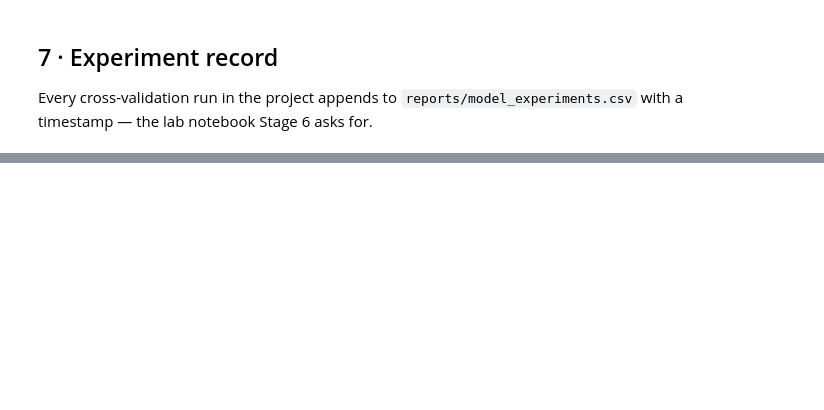
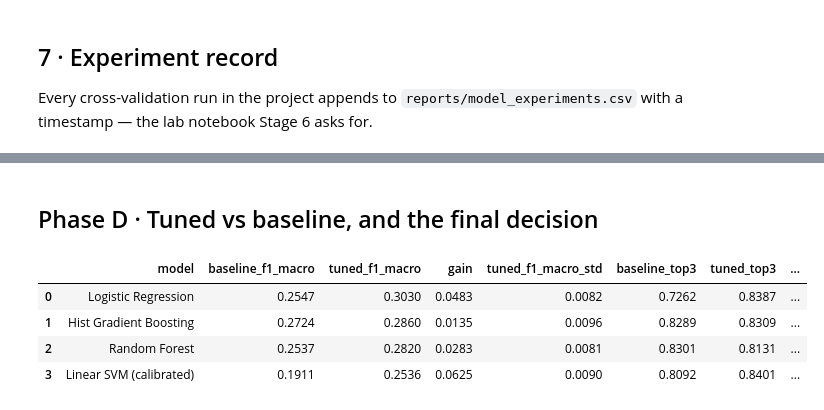
Before and after one commit to PasinduSuraweera/skillpath, a Jupyter notebook: notebooks/04_modelling_and_optimisation.ipynb, the cells around one changed output, grey strips where cells are left out. Saved outputs shown, nothing was run; the diff lists cells and outputs as text; code cells hidden in the pictures; blank space fills up the shorter version.

```diff
--- a/notebooks/04_modelling.ipynb
+++ b/notebooks/04_modelling_and_optimisation.ipynb
@@ -346,0 +532,10 @@ log[["run_at", "model", "note", "f1_macro", "top3_accuracy", "total_seconds"]].t
+# %% [markdown]
+## Phase D · Tuned vs baseline, and the final decision
+# %%
+phase_d.round(4)
+# %% [output]
+|  | model | baseline_f1_macro | tuned_f1_macro | gain | tuned_f1_macro_std | baseline_top3 | tuned_top3 | ... |
+| 0 | Logistic Regression | 0.2547 | 0.3030 | 0.0483 | 0.0082 | 0.7262 | 0.8387 | ... |
+| 1 | Hist Gradient Boosting | 0.2724 | 0.2860 | 0.0135 | 0.0096 | 0.8289 | 0.8309 | ... |
+| 2 | Random Forest | 0.2537 | 0.2820 | 0.0283 | 0.0081 | 0.8301 | 0.8131 | ... |
+| 3 | Linear SVM (calibrated) | 0.1911 | 0.2536 | 0.0625 | 0.0090 | 0.8092 | 0.8401 | ... |
```
Also changed, not shown: parts of 21 cells of this notebook, 11 other files.
